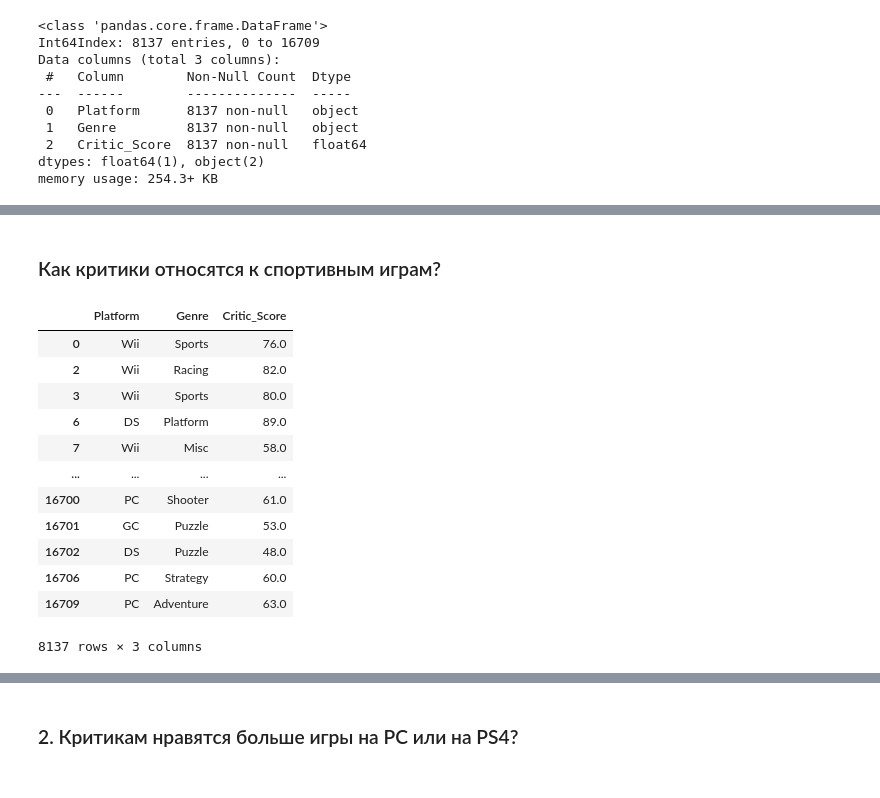
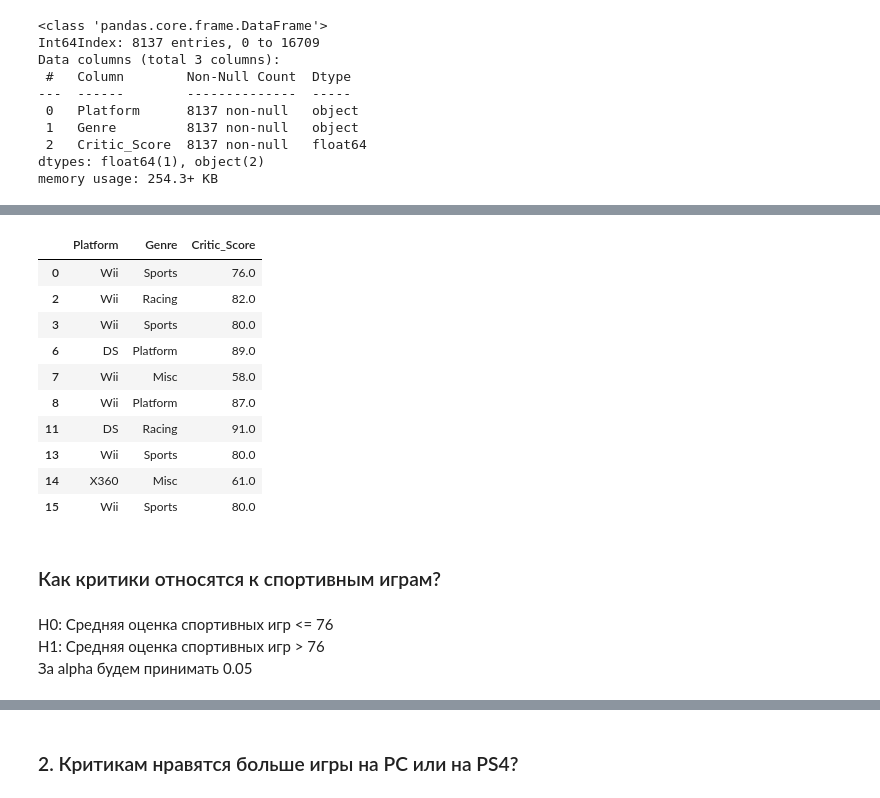
Before and after one commit to semina-lena/HW_stat_case_study, a Jupyter notebook: HW_stat_case_study.ipynb, the cells around one changed output, grey strips where cells are left out. Cells and saved outputs as stored; diff of their text form; code cells hidden in the pictures.

```diff
--- a/HW_stat_case_study.ipynb
+++ b/HW_stat_case_study.ipynb
@@ -39,18 +115,20 @@ memory usage: 254.3+ KB
+# %%
+games_df.head(10)
+# %% [output]
+|  | Platform | Genre | Critic_Score |
+| 0 | Wii | Sports | 76.0 |
+| 2 | Wii | Racing | 82.0 |
+| 3 | Wii | Sports | 80.0 |
+| 6 | DS | Platform | 89.0 |
+| 7 | Wii | Misc | 58.0 |
+| 8 | Wii | Platform | 87.0 |
+| 11 | DS | Racing | 91.0 |
+| 13 | Wii | Sports | 80.0 |
+| 14 | X360 | Misc | 61.0 |
+| 15 | Wii | Sports | 80.0 |
 # %% [markdown]
 ### Как критики относятся к спортивным играм?
-# %%
-games_df
-# %% [output]
-|  | Platform | Genre | Critic_Score |
-| 0 | Wii | Sports | 76.0 |
-| 2 | Wii | Racing | 82.0 |
-| 3 | Wii | Sports | 80.0 |
-| 6 | DS | Platform | 89.0 |
-| 7 | Wii | Misc | 58.0 |
-| ... | ... | ... | ... |
-| 16700 | PC | Shooter | 61.0 |
-| 16701 | GC | Puzzle | 53.0 |
-| 16702 | DS | Puzzle | 48.0 |
-| 16706 | PC | Strategy | 60.0 |
-| 16709 | PC | Adventure | 63.0 |
-8137 rows × 3 columns
+# %% [markdown]
+H0: Средняя оценка спортивных игр <= 76
+H1: Средняя оценка спортивных игр > 76
+За alpha будем принимать 0.05
```
Also changed, not shown: parts of 20 cells of this notebook.
